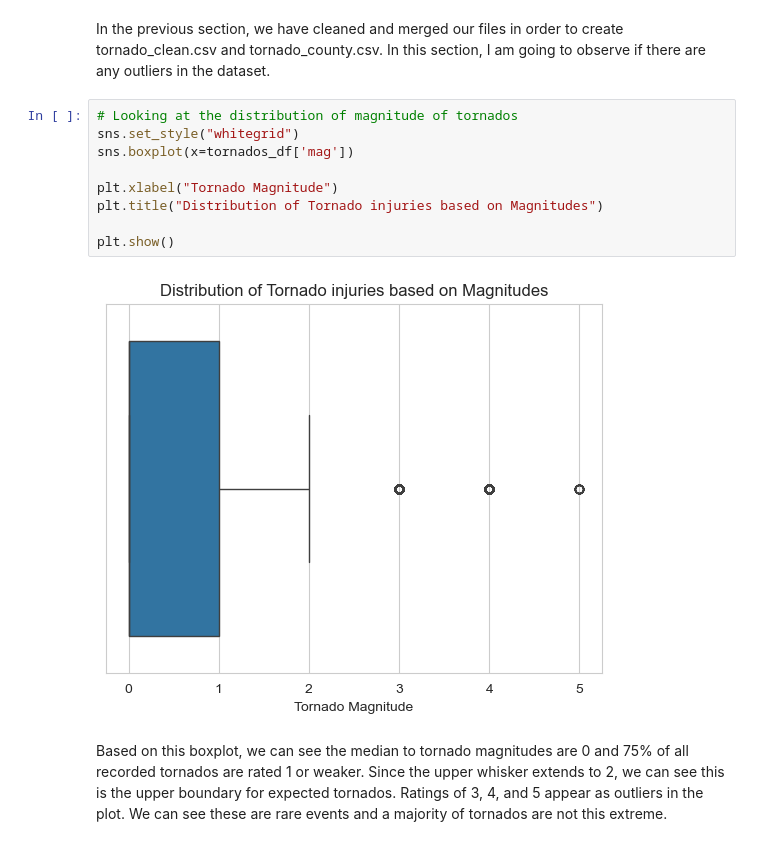
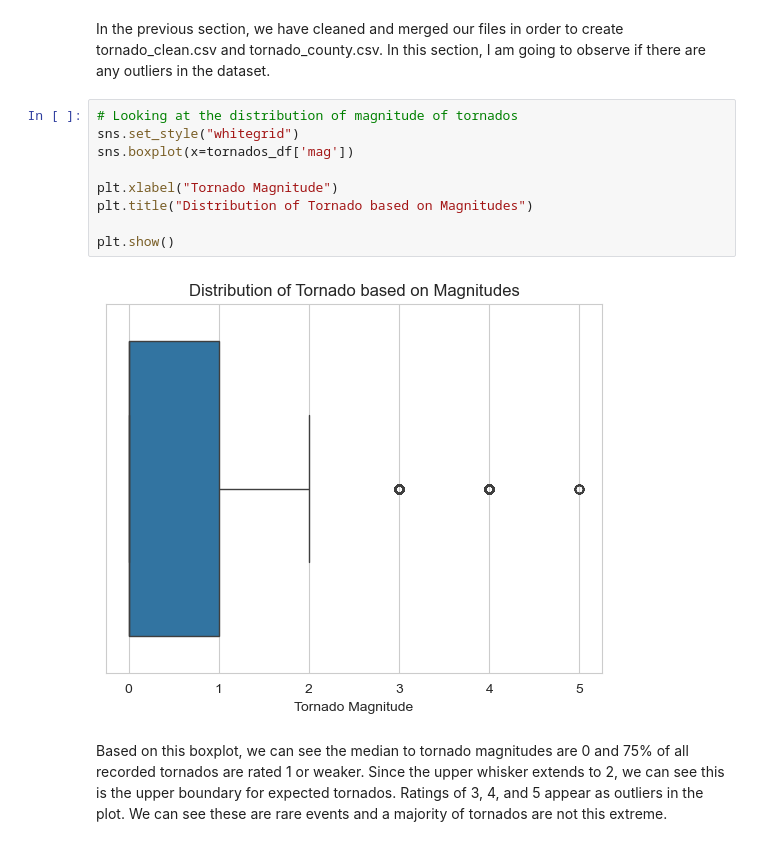
Before and after one commit to hbingley/DangerousTornadoes, a Jupyter notebook: FinalProject.ipynb, the cells around one changed output. Drawn from its saved outputs; the diff is of its cells as text.

Commit message:
Renamed Graph

```diff
--- a/FinalProject.ipynb
+++ b/FinalProject.ipynb
@@ -645,14 +645,14 @@ In the previous section, we have cleaned and merged our files in order to create
 # %%
 # Looking at the distribution of magnitude of tornados
 sns.set_style("whitegrid")
 sns.boxplot(x=tornados_df['mag'])
 
 plt.xlabel("Tornado Magnitude")
-plt.title("Distribution of Tornado injuries based on Magnitudes")
+plt.title("Distribution of Tornado based on Magnitudes")
 
 plt.show()
 # %% [output]
-[figure, old version]
+[figure, new version]
 # %% [markdown]
 Based on this boxplot, we can see the median to tornado magnitudes are 0 and 75% of all recorded tornados are rated 1 or weaker. Since the upper whisker extends to 2, we can see this is the upper boundary for expected tornados. Ratings of 3, 4, and 5 appear as outliers in the plot. We can see these are rare events and a majority of tornados are not this extreme.
 # %%
```
